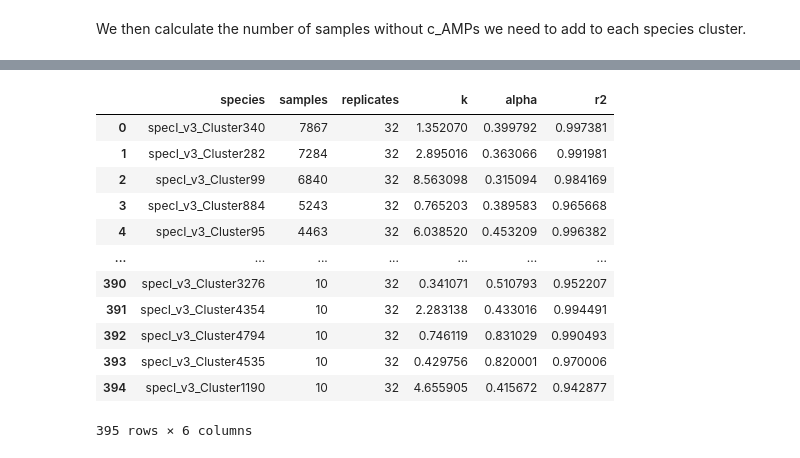
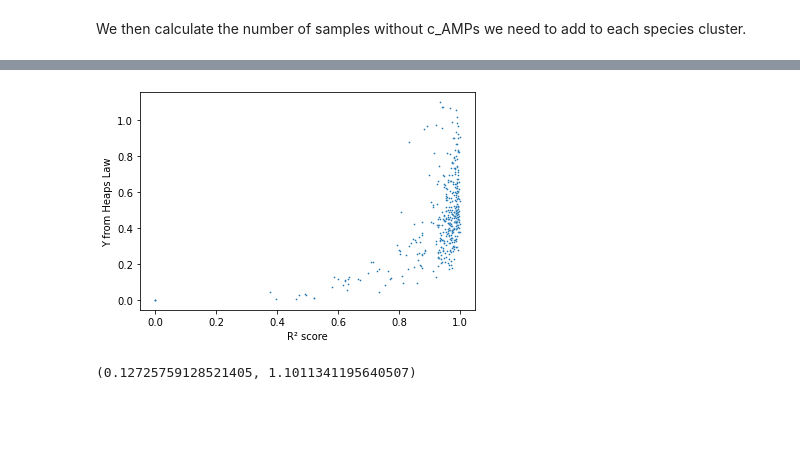
Before and after one commit to BigDataBiology/SantosJunior_Torres_2024_AMPSphere_v1, a Jupyter notebook: Manuscript_Analysis/testing_Heaps_law.ipynb, the cells around one changed output, grey strips where cells are left out. Drawn from its saved outputs; the diff is of its cells as text; code cells hidden in the pictures; blank space fills up the shorter version.

```diff
--- a/Manuscript_Analysis/testing_Heaps_law.ipynb
+++ b/Manuscript_Analysis/testing_Heaps_law.ipynb
@@ -145,16 +177,16 @@ Text(0, 0.5, 'Counts')
-# %%
-splist
-# %% [output]
-|  | species | samples | replicates | k | alpha | r2 |
-| 0 | specI_v3_Cluster340 | 7867 | 32 | 1.352070 | 0.399792 | 0.997381 |
-| 1 | specI_v3_Cluster282 | 7284 | 32 | 2.895016 | 0.363066 | 0.991981 |
-| 2 | specI_v3_Cluster99 | 6840 | 32 | 8.563098 | 0.315094 | 0.984169 |
-| 3 | specI_v3_Cluster884 | 5243 | 32 | 0.765203 | 0.389583 | 0.965668 |
-| 4 | specI_v3_Cluster95 | 4463 | 32 | 6.038520 | 0.453209 | 0.996382 |
-| ... | ... | ... | ... | ... | ... | ... |
-| 390 | specI_v3_Cluster3276 | 10 | 32 | 0.341071 | 0.510793 | 0.952207 |
-| 391 | specI_v3_Cluster4354 | 10 | 32 | 2.283138 | 0.433016 | 0.994491 |
-| 392 | specI_v3_Cluster4794 | 10 | 32 | 0.746119 | 0.831029 | 0.990493 |
-| 393 | specI_v3_Cluster4535 | 10 | 32 | 0.429756 | 0.820001 | 0.970006 |
-| 394 | specI_v3_Cluster1190 | 10 | 32 | 4.655905 | 0.415672 | 0.942877 |
-395 rows × 6 columns
+# %%
+sns.scatterplot(data=splist,
+               x='r2',
+               y='alpha',
+               s=3)
+
+plt.xlabel('R² score')
+plt.ylabel('Y from Heaps Law')
+plt.savefig('Heaps_law_adjustment_vs_score.svg')
+# %% [output]
+[figure, added]
+# %%
+L = splist[splist.r2 > 0.9].alpha.tolist()
+min(L), max(L)
+# %% [output]
+(0.12725759128521405, 1.1011341195640507)
```
Also changed, not shown: parts of 11 cells of this notebook, 3 other files.
